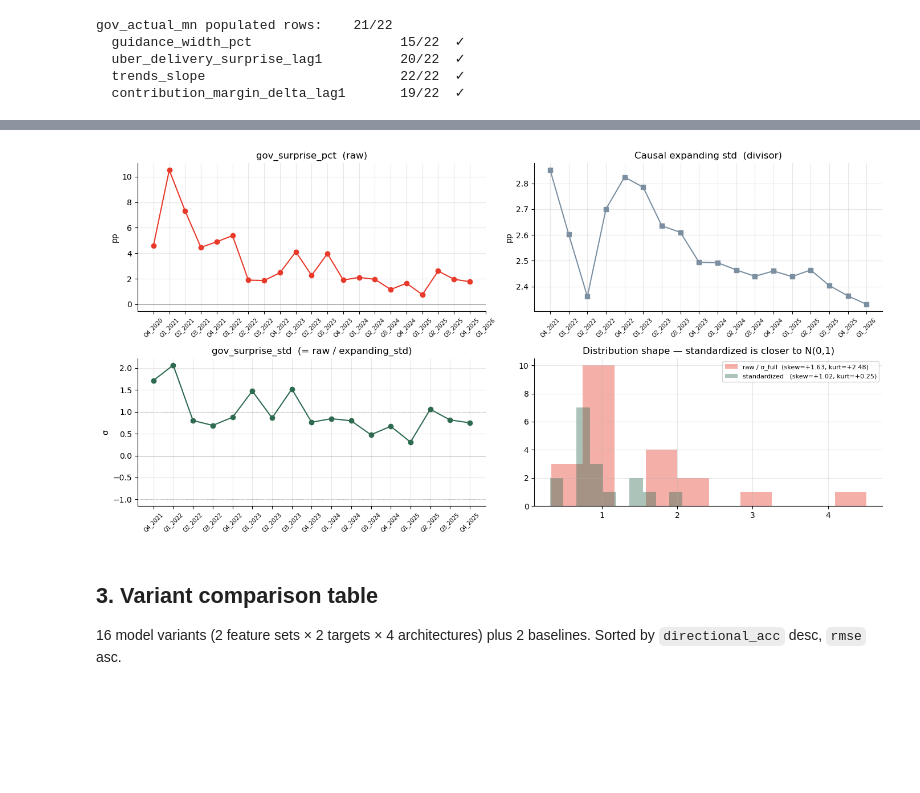
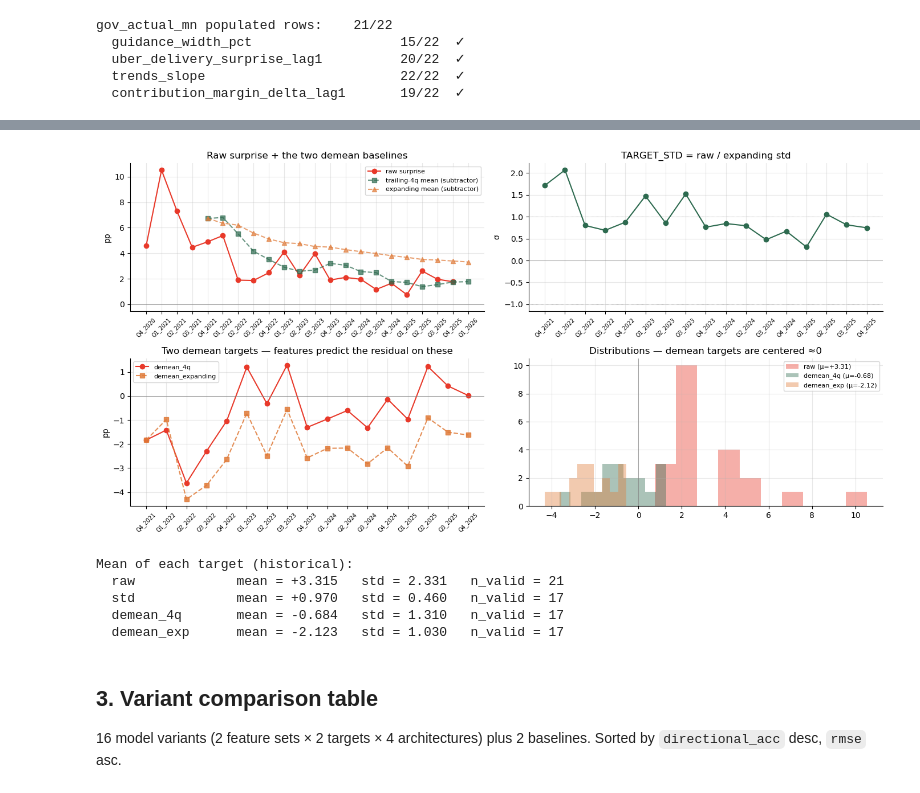
Before and after one commit to zackrcheng/alt-data-consumer-signals, a Jupyter notebook: notebooks/02_GOV_Model.ipynb, the cells around one changed output, grey strips where cells are left out. Saved outputs shown, nothing was run; the diff lists cells and outputs as text; code cells hidden in the pictures; blank space fills up the shorter version.

```diff
--- a/notebooks/02_GOV_Model.ipynb
+++ b/notebooks/02_GOV_Model.ipynb
@@ -42,11 +42,11 @@ from src.config import (
 )
 from src.model_gov import (
     CURRENT_FEATURES, EXTENDED_FEATURES, EXTENDED_FEATURE_ADDS,
-    TARGET_RAW, TARGET_STD,
+    TARGET_RAW, TARGET_STD, TARGET_DEMEAN_4Q, TARGET_DEMEAN_EXPANDING, TARGETS_ALL,
     MODEL_CLASSES, MIN_TRAIN_QUARTERS,
     OLSDrop, PCAModel, PLSModel, RidgeModel,
-    compute_extended_features, add_standardized_target,
-    impute_forecast_row_jolts,
+    compute_extended_features, add_alternative_targets,
+    impute_forecast_row_jolts, convert_target_pred_to_pp,
     run_walk_forward, evaluate, predict_q1_2026,
     baseline_zero_walk_forward, baseline_trail4q_walk_forward,
 )
@@ -62,7 +62,7 @@ uber_gov = pd.read_csv(UBER_GOV_MASTER_PATH, parse_dates=['quarter_end_date'])
 trends = pd.read_csv(GOOGLE_TRENDS_PATH, parse_dates=['date'])
 
 df, _ = compute_extended_features(master, dash_gov, uber_gov, trends)
-df = add_standardized_target(df)
+df = add_alternative_targets(df)
 df = impute_forecast_row_jolts(df)
 hist = df[df['quarter_label'] != FORECAST_QUARTER].copy()
 forecast_row = df[df['quarter_label'] == FORECAST_QUARTER].iloc[0]
@@ -165,49 +175,65 @@ look-ahead-safe but more stationary for OLS.
 # %%
 s_raw = df[TARGET_RAW]
 s_std = df[TARGET_STD]
-expanding_std = df['_expanding_std_for_surprise']
+s_dm4 = df[TARGET_DEMEAN_4Q]
+s_dme = df[TARGET_DEMEAN_EXPANDING]
 
 fig, axes = plt.subplots(2, 2, figsize=(14, 7))
 
-# (a) Raw surprise time series
+# (a) Raw surprise + the two subtractor baselines
 ax = axes[0, 0]
-ax.plot(df['quarter_label'], s_raw, 'o-', color=COLORS['dash_primary'])
+ax.plot(df['quarter_label'], s_raw, 'o-', color=COLORS['dash_primary'], label='raw surprise')
+ax.plot(df['quarter_label'], df['_demean_4q_baseline'], 's--', alpha=0.7,
+        color=COLORS['actual'], label='trailing-4q mean (subtractor)')
+ax.plot(df['quarter_label'], df['_demean_expanding_baseline'], '^--', alpha=0.7,
+        color=COLORS['forecast'], label='expanding mean (subtractor)')
 ax.axhline(0, color='grey', lw=0.5)
-ax.set_title(f'gov_surprise_pct  (raw)')
+ax.set_title('Raw surprise + the two demean baselines')
 ax.set_ylabel('pp')
+ax.legend(fontsize=8)
 ax.tick_params(axis='x', rotation=45, labelsize=7)
 
-# (b) Causal expanding std
+# (b) Standardized
 ax = axes[0, 1]
-ax.plot(df['quarter_label'], expanding_std, 's-', color=COLORS['consensus'])
-ax.set_title('Causal expanding std  (divisor)')
-ax.set_ylabel('pp')
-ax.tick_params(axis='x', rotation=45, labelsize=7)
-
-# (c) Standardized surprise
-ax = axes[1, 0]
 ax.plot(df['quarter_label'], s_std, 'o-', color=COLORS['actual'])
 ax.axhline(0, color='grey', lw=0.5)
-ax.axhline(1, color='grey', lw=0.5, ls=':')
-ax.axhline(-1, color='grey', lw=0.5, ls=':')
-ax.set_title(f'gov_surprise_std  (= raw / expanding_std)')
+ax.axhline(1, color='grey', lw=0.5, ls=':'); ax.axhline(-1, color='grey', lw=0.5, ls=':')
+ax.set_title('TARGET_STD = raw / expanding std')
 ax.set_ylabel('σ')
 ax.tick_params(axis='x', rotation=45, labelsize=7)
 
-# (d) Histogram comparison
+# (c) Demean targets overlaid
+ax = axes[1, 0]
+ax.plot(df['quarter_label'], s_dm4, 'o-', color=COLORS['dash_primary'], label='demean_4q')
+ax.plot(df['quarter_label'], s_dme, 's--', alpha=0.85, color=COLORS['forecast'],
+        label='demean_expanding')
+ax.axhline(0, color='grey', lw=0.5)
+ax.set_title('Two demean targets — features predict the residual on these')
+ax.set_ylabel('pp')
+ax.legend(fontsize=8)
+ax.tick_params(axis='x', rotation=45, labelsize=7)
+
+# (d) Distribution comparison
 ax = axes[1, 1]
-ax.hist(s_raw.dropna() / s_raw.dropna().std(), bins=10, alpha=0.4,
-        label=f'raw / σ_full  (skew={skew(s_raw.dropna()):+.2f}, kurt={kurtosis(s_raw.dropna()):+.2f})',
-        color=COLORS['dash_primary'])
-ax.hist(s_std.dropna(), bins=10, alpha=0.4,
-        label=f'standardized   (skew={skew(s_std.dropna()):+.2f}, kurt={kurtosis(s_std.dropna()):+.2f})',
-        color=COLORS['actual'])
-ax.set_title('Distribution shape — standardized is closer to N(0,1)')
+for ser, lbl, col in [(s_raw, 'raw', COLORS['dash_primary']),
+                       (s_dm4, 'demean_4q', COLORS['actual']),
+                       (s_dme, 'demean_exp', COLORS['forecast'])]:
+    ax.hist(ser.dropna(), bins=10, alpha=0.4, label=f'{lbl} (μ={ser.mean():+.2f})', color=col)
+ax.axvline(0, color='grey', lw=0.5)
+ax.set_title('Distributions — demean targets are centered ≈0')
 ax.legend(fontsize=8)
 
 plt.tight_layout(); plt.show()
+print(f'Mean of each target (historical):')
+for name, ser in [('raw', s_raw), ('std', s_std), ('demean_4q', s_dm4), ('demean_exp', s_dme)]:
+    print(f'  {name:14s}  mean = {ser.mean():+.3f}   std = {ser.std():.3f}   n_valid = {ser.notna().sum()}')
 # %% [output]
-[figure, old version]
+[figure, new version]
+Mean of each target (historical):
+  raw             mean = +3.315   std = 2.331   n_valid = 21
+  std             mean = +0.970   std = 0.460   n_valid = 17
+  demean_4q       mean = -0.684   std = 1.310   n_valid = 17
+  demean_exp      mean = -2.123   std = 1.030   n_valid = 17
 # %% [markdown]
 ## 3. Variant comparison table
 
```
Also changed, not shown: parts of 11 cells of this notebook, 1 other file.
